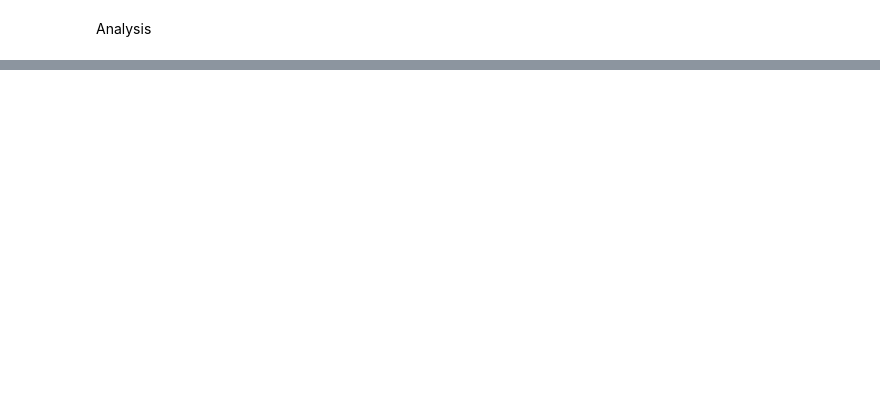
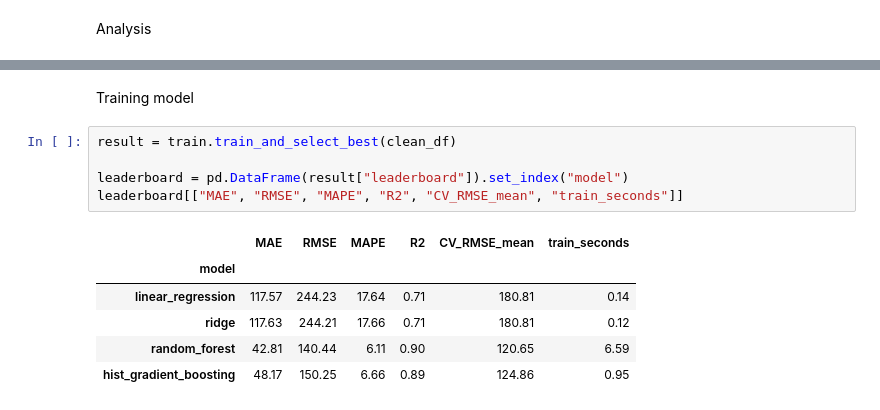
Before and after one commit to nking-at-eada/chocolate-sales-prediction, a Jupyter notebook: notebooks/experiments.ipynb, the cells around one changed output, grey strips where cells are left out. Drawn from its saved outputs; the diff is of its cells as text; blank space fills up the shorter version.

Commit message:
adding the model results

```diff
--- a/notebooks/experiments.ipynb
+++ b/notebooks/experiments.ipynb
@@ -46,0 +116,14 @@ plt.show()
+# %% [markdown]
+Training model
+# %%
+result = train.train_and_select_best(clean_df)
+
+leaderboard = pd.DataFrame(result["leaderboard"]).set_index("model")
+leaderboard[["MAE", "RMSE", "MAPE", "R2", "CV_RMSE_mean", "train_seconds"]]
+# %% [output]
+|  | MAE | RMSE | MAPE | R2 | CV_RMSE_mean | train_seconds |
+| model |  |  |  |  |  |  |
+| linear_regression | 117.57 | 244.23 | 17.64 | 0.71 | 180.81 | 0.14 |
+| ridge | 117.63 | 244.21 | 17.66 | 0.71 | 180.81 | 0.12 |
+| random_forest | 42.81 | 140.44 | 6.11 | 0.90 | 120.65 | 6.59 |
+| hist_gradient_boosting | 48.17 | 150.25 | 6.66 | 0.89 | 124.86 | 0.95 |
```
Also changed, not shown: parts of 18 cells of this notebook, 4 other files.
